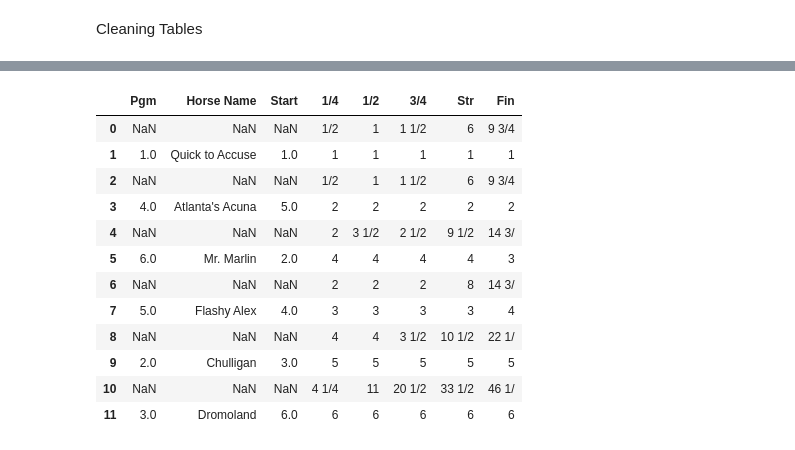
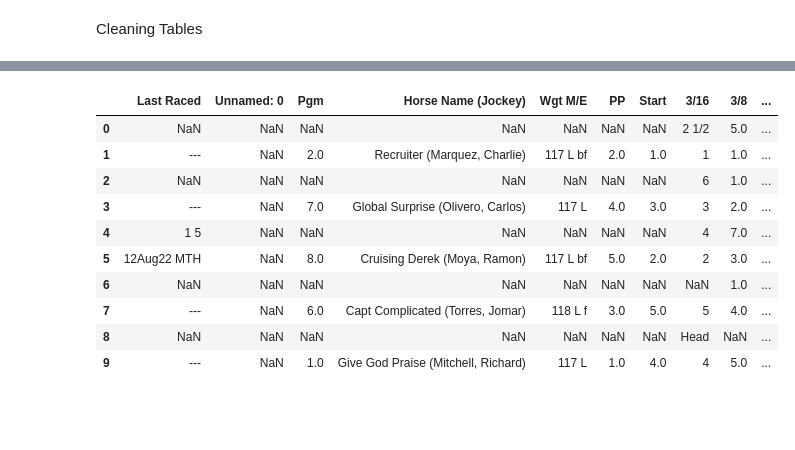
Before and after one commit to Jonhops1595/horse_racing_study, a Jupyter notebook: PDFScanner/tabula_table_parsing.ipynb, the cells around one changed output, grey strips where cells are left out. Cells and saved outputs as stored; diff of their text form; code cells hidden in the pictures; blank space fills up the shorter version.

```diff
--- a/PDFScanner/tabula_table_parsing.ipynb
+++ b/PDFScanner/tabula_table_parsing.ipynb
@@ -109,7 +109,7 @@ def get_page_list(file):  #Pdf file
 
 
     page_list = []
-    for page_num in range(num_pages):
+    for page_num in range(num_pages + 1):
         page = reader.pages[page_num - 1]
         text = page.extract_text()
         tokenized_text = text.split()
@@ -235,20 +235,23 @@ def get_table(file,
 import warnings
 warnings.filterwarnings('ignore')
 
-pdf = "equibaseFile2.pdf"
+pdf = "equibaseFile.pdf"
 df_list = []
 page_list = get_page_list(pdf)
 print(page_list)
 #Extract words on position
-pages = extract_pages("equibaseFile2.pdf")
+pages = extract_pages(pdf)
 full_text_loc_df = extract_to_df(pages)
 for page in page_list: #Get both tables for each page
     print("Page num: " ,page["page_num"])
-    text_loc_df = create_text_loc_df(page['page_num'],full_text_loc_df) #Locations of key text on page
-    table_loc_df = table_location_to_df(page['page_num'],text_loc_df) #Locations of tables on page
-    top_table = get_table(pdf,table_loc_df,1,page['page_num'],page['horse_count']) #Getting top table
-    bottom_table = get_table(pdf,table_loc_df,2,page['page_num'],page['horse_count']) #Getting bottom table
-    #Add to list of dfs
-    df_list.append(top_table)
-    df_list.append(bottom_table)
+    try:
+        text_loc_df = create_text_loc_df(page['page_num'],full_text_loc_df) #Locations of key text on page
+        table_loc_df = table_location_to_df(page['page_num'],text_loc_df) #Locations of tables on page
+        top_table = get_table(pdf,table_loc_df,1,page['page_num'],page['horse_count']) #Getting top table
+        bottom_table = get_table(pdf,table_loc_df,2,page['page_num'],page['horse_count']) #Getting bottom table
+        #Add to list of dfs
+        df_list.append(top_table)
+        df_list.append(bottom_table)
+    except:
+        print("Error with page", page["page_num"])
 # %% [output]
@@ -409,21 +430,19 @@ def clean_bottom_table(df): #df of top table to be cleaned
 
     return final_df
 # %%
-df_list[1]
+df_list[4]
 # %% [output]
-|  | Pgm | Horse Name | Start | 1/4 | 1/2 | 3/4 | Str | Fin |
-| 0 | NaN | NaN | NaN | 1/2 | 1 | 1 1/2 | 6 | 9 3/4 |
-| 1 | 1.0 | Quick to Accuse | 1.0 | 1 | 1 | 1 | 1 | 1 |
-| 2 | NaN | NaN | NaN | 1/2 | 1 | 1 1/2 | 6 | 9 3/4 |
-| 3 | 4.0 | Atlanta's Acuna | 5.0 | 2 | 2 | 2 | 2 | 2 |
-| 4 | NaN | NaN | NaN | 2 | 3 1/2 | 2 1/2 | 9 1/2 | 14 3/ |
-| 5 | 6.0 | Mr. Marlin | 2.0 | 4 | 4 | 4 | 4 | 3 |
-| 6 | NaN | NaN | NaN | 2 | 2 | 2 | 8 | 14 3/ |
-| 7 | 5.0 | Flashy Alex | 4.0 | 3 | 3 | 3 | 3 | 4 |
-| 8 | NaN | NaN | NaN | 4 | 4 | 3 1/2 | 10 1/2 | 22 1/ |
-| 9 | 2.0 | Chulligan | 3.0 | 5 | 5 | 5 | 5 | 5 |
-| 10 | NaN | NaN | NaN | 4 1/4 | 11 | 20 1/2 | 33 1/2 | 46 1/ |
-| 11 | 3.0 | Dromoland | 6.0 | 6 | 6 | 6 | 6 | 6 |
+|  | Last Raced | Unnamed: 0 | Pgm | Horse Name (Jockey) | Wgt M/E | PP | Start | 3/16 | 3/8 | ... |
+| 0 | NaN | NaN | NaN | NaN | NaN | NaN | NaN | 2 1/2 | 5.0 | ... |
+| 1 | --- | NaN | 2.0 | Recruiter (Marquez, Charlie) | 117 L bf | 2.0 | 1.0 | 1 | 1.0 | ... |
+| 2 | NaN | NaN | NaN | NaN | NaN | NaN | NaN | 6 | 1.0 | ... |
+| 3 | --- | NaN | 7.0 | Global Surprise (Olivero, Carlos) | 117 L | 4.0 | 3.0 | 3 | 2.0 | ... |
+| 4 | 1 5 | NaN | NaN | NaN | NaN | NaN | NaN | 4 | 7.0 | ... |
+| 5 | 12Aug22 MTH | NaN | 8.0 | Cruising Derek (Moya, Ramon) | 117 L bf | 5.0 | 2.0 | 2 | 3.0 | ... |
+| 6 | NaN | NaN | NaN | NaN | NaN | NaN | NaN | NaN | 1.0 | ... |
+| 7 | --- | NaN | 6.0 | Capt Complicated (Torres, Jomar) | 118 L f | 3.0 | 5.0 | 5 | 4.0 | ... |
+| 8 | NaN | NaN | NaN | NaN | NaN | NaN | NaN | Head | NaN | ... |
+| 9 | --- | NaN | 1.0 | Give God Praise (Mitchell, Richard) | 117 L | 1.0 | 4.0 | 4 | 5.0 | ... |
 # %%
 #Clean all dataframes in first pdf
 
```
Also changed, not shown: parts of 5 cells of this notebook, 1 other file.
